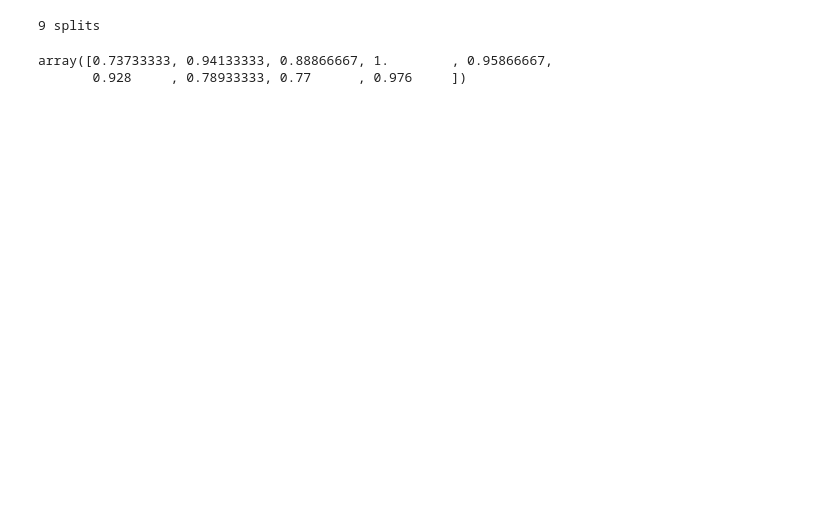
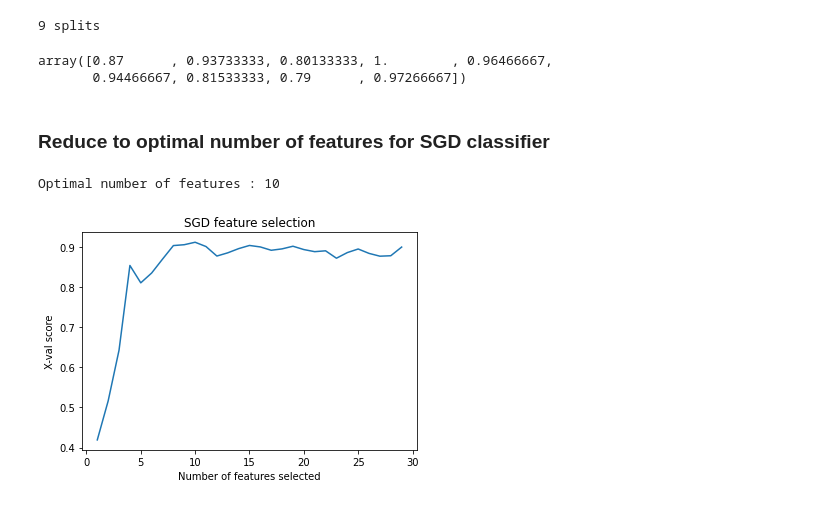
Before and after one commit to efiegel/postures, a Jupyter notebook: Hand Postures.ipynb, the cells around one changed output. Drawn from its saved outputs; the diff is of its cells as text; code cells hidden in the pictures; blank space fills up the shorter version.

Commit message:
feature down selection

```diff
--- a/Hand Postures.ipynb
+++ b/Hand Postures.ipynb
@@ -107,7 +112,7 @@ The plot of feature importances above indicates which features are most useful,
 from sklearn.preprocessing import StandardScaler
 
 scaler = StandardScaler()
-X_train_scaled = scaler.fit_transform(X_train.astype(np.float64))
+X_train_scaled = scaler.fit_transform(X_train)
 # %%
 from sklearn.model_selection import LeaveOneGroupOut
 from sklearn.model_selection import cross_val_score
@@ -121,8 +127,32 @@ cv_splits = logo.split(X_train_scaled, y_train, user_labels)
 # %%
 from sklearn.linear_model import SGDClassifier
 
-sgd = SGDClassifier()
-cross_val_score(sgd, X_train_scaled, y_train, cv=cv_splits, scoring='accuracy')
+sgd = SGDClassifier(random_state=0)
+sgd_scores = cross_val_score(sgd, X_train_scaled, y_train, cv=cv_splits, scoring='accuracy')
+sgd_scores
 # %% [output]
-array([0.73733333, 0.94133333, 0.88866667, 1.        , 0.95866667,
-       0.928     , 0.78933333, 0.77      , 0.976     ])
+array([0.87      , 0.93733333, 0.80133333, 1.        , 0.96466667,
+       0.94466667, 0.81533333, 0.79      , 0.97266667])
+# %% [markdown]
+### Reduce to optimal number of features for SGD classifier
+# %%
+from sklearn.feature_selection import RFECV
+
+sgd = SGDClassifier(random_state=0)
+cv_splits = logo.split(X_train_scaled, y_train, user_labels)
+
+rfecv = RFECV(estimator=sgd, step=1, cv=cv_splits, scoring='accuracy')
+rfecv.fit(X_train_scaled, y_train)
+
+print("Optimal number of features : %d" % rfecv.n_features_)
+# %% [output]
+Optimal number of features : 10
+# %%
+plt.figure()
+plt.title('SGD feature selection')
+plt.xlabel('Number of features selected')
+plt.ylabel('X-val score')
+plt.plot(range(1, len(rfecv.grid_scores_) + 1), rfecv.grid_scores_)
+plt.show()
+# %% [output]
+[figure, added]
```
Also changed, not shown: parts of 11 cells of this notebook.
